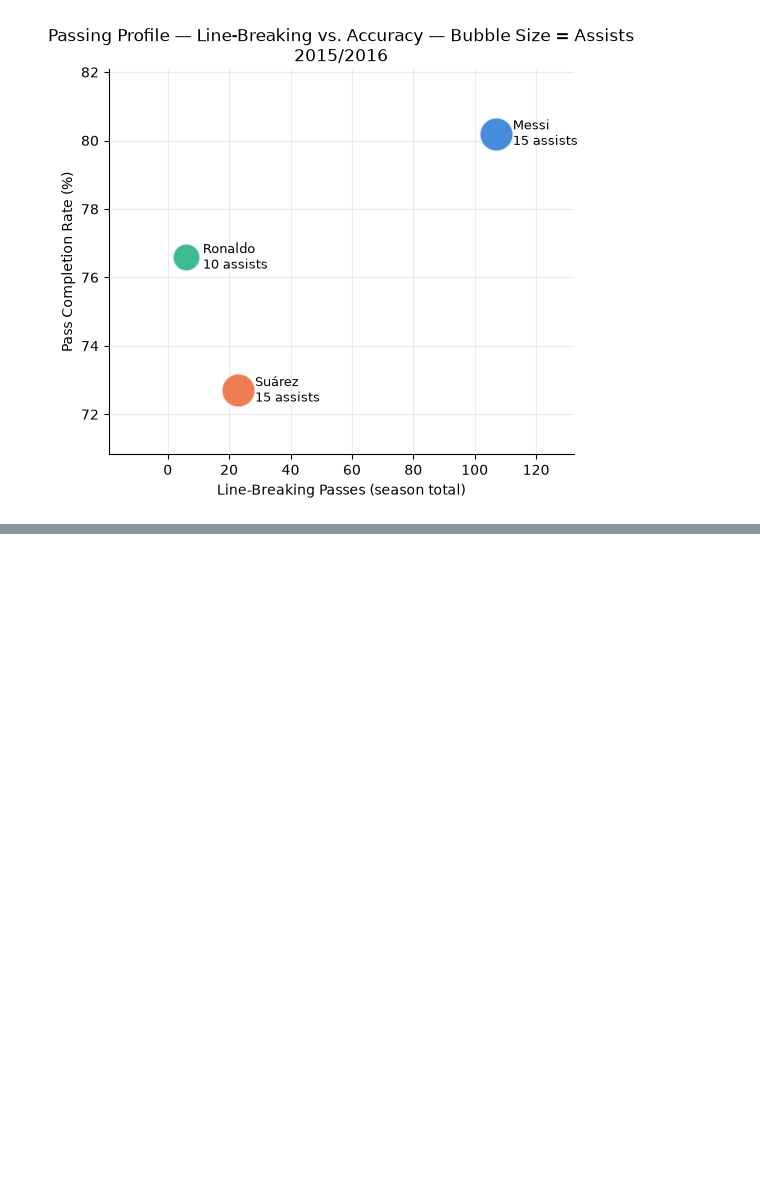
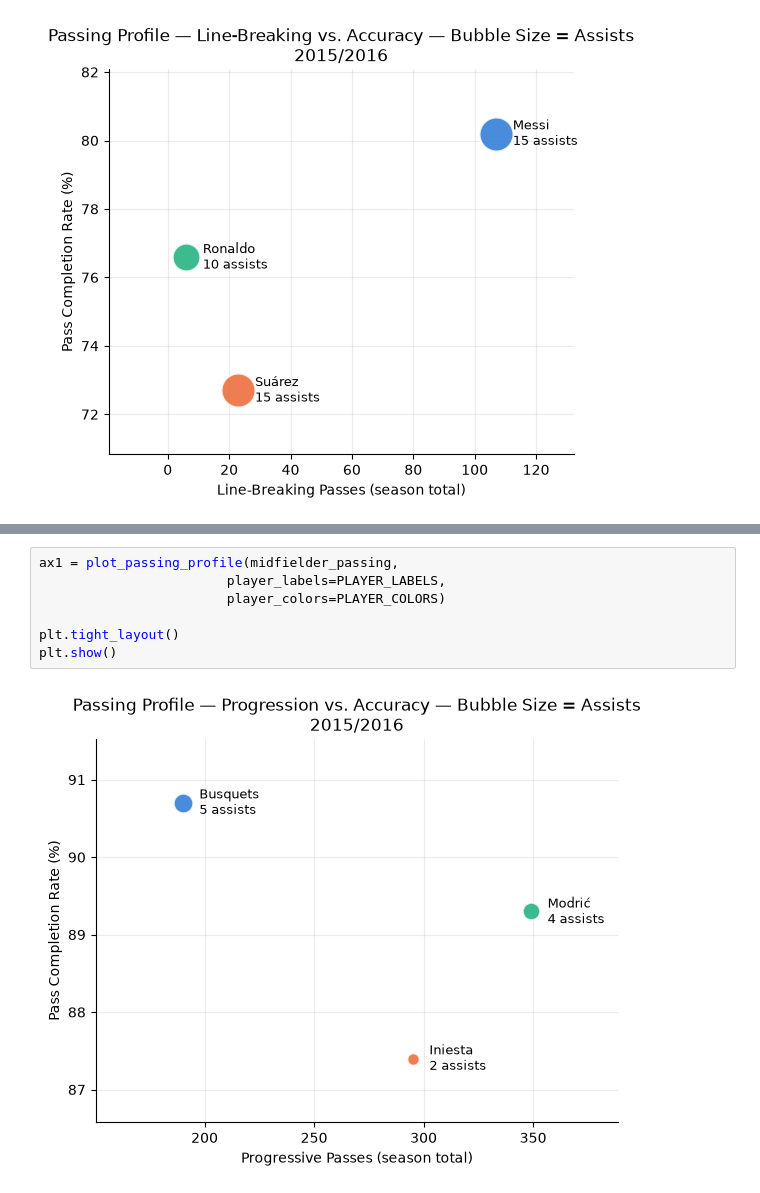
Before and after one commit to leventdusunceli/football_analytics, a Jupyter notebook: notebooks/football_analytics_demo.ipynb, the cells around one changed output, grey strips where cells are left out. Drawn from its saved outputs; the diff is of its cells as text; blank space fills up the shorter version.

```diff
--- a/notebooks/football_analytics_demo.ipynb
+++ b/notebooks/football_analytics_demo.ipynb
@@ -537,0 +560,9 @@ midfielder_passing.sort_values("completion_rate", ascending=False)
+# %%
+ax1 = plot_passing_profile(midfielder_passing,
+                        player_labels=PLAYER_LABELS,
+                        player_colors=PLAYER_COLORS)
+
+plt.tight_layout()
+plt.show()
+# %% [output]
+[figure, added]
```
Also changed, not shown: parts of 16 cells of this notebook.
